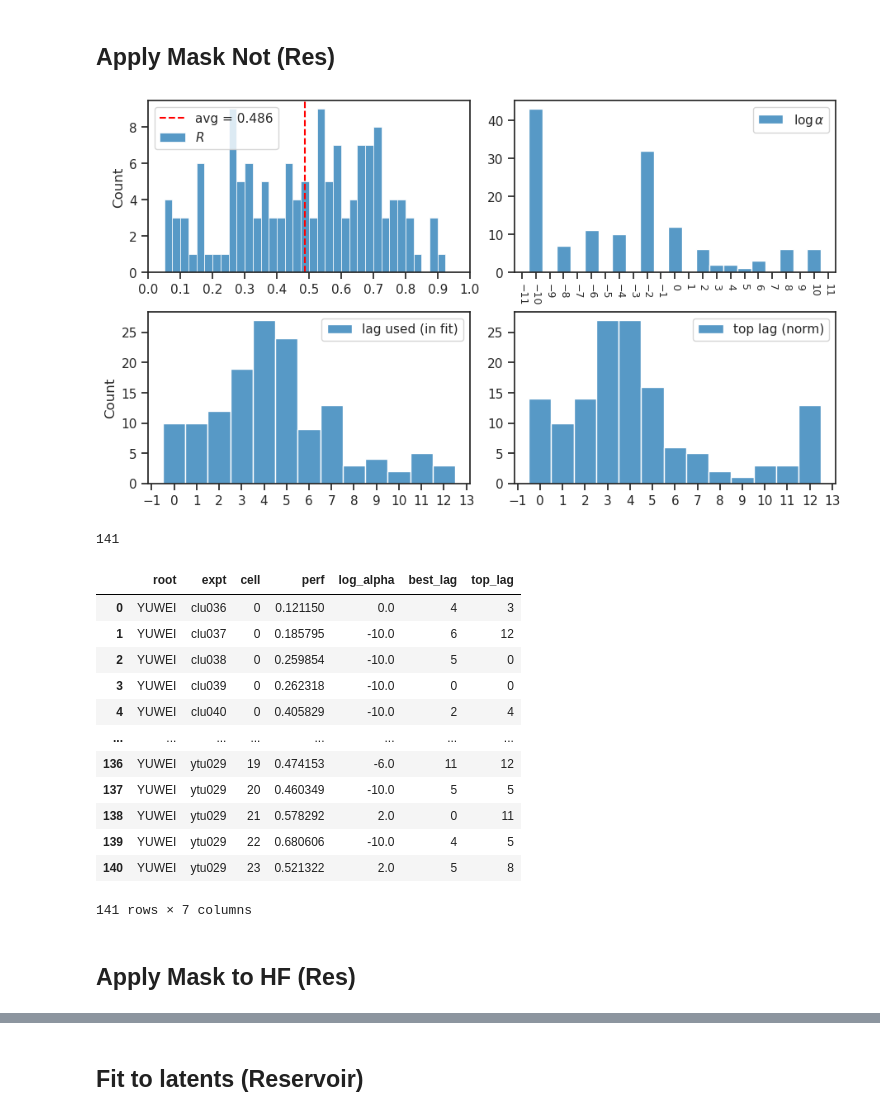
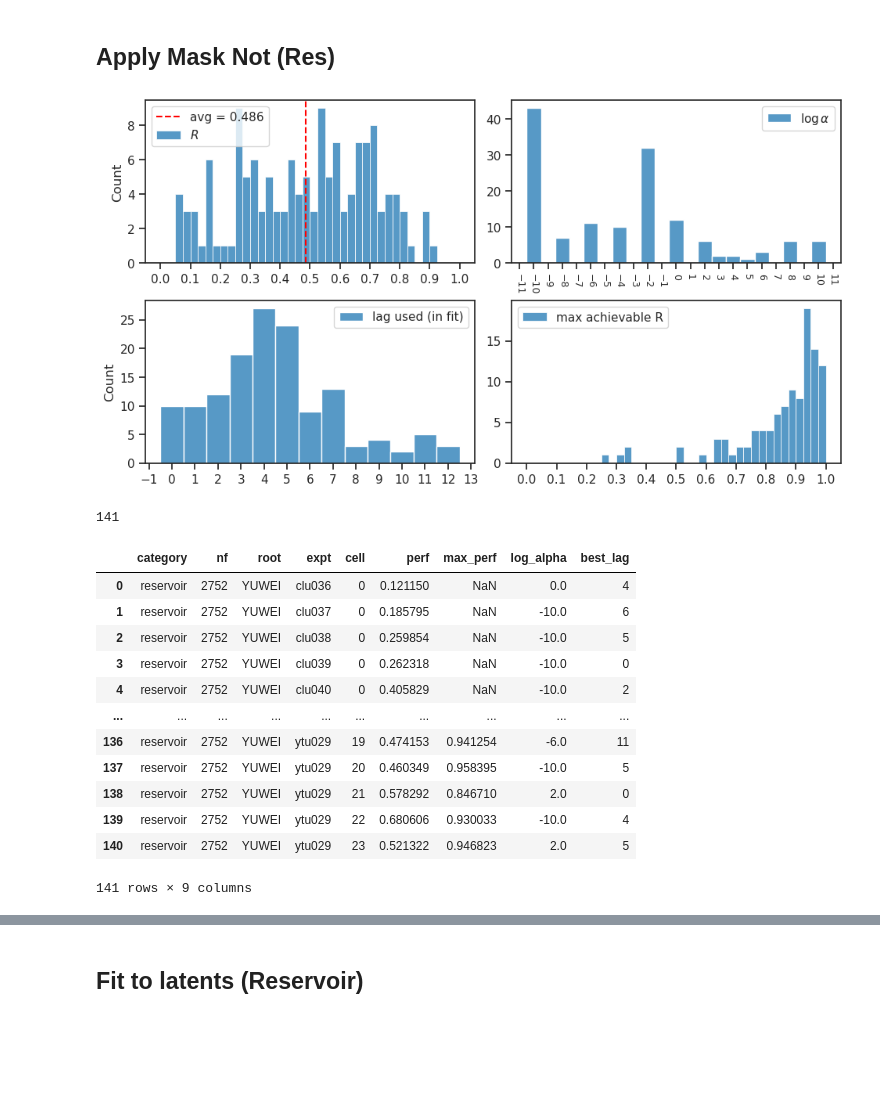
Before and after one commit to hadivafaii/jb-MTMST, a Jupyter notebook: _sources/nb/2023-04/20_examine-readout-GABAN.ipynb, the cells around one changed output, grey strips where cells are left out. Saved outputs shown, nothing was run; the diff lists cells and outputs as text; code cells hidden in the pictures; blank space fills up the shorter version.

```diff
--- a/_sources/nb/2023-04/20_examine-readout-GABAN.ipynb
+++ b/_sources/nb/2023-04/20_examine-readout-GABAN.ipynb
@@ -86,28 +281,26 @@ df
 ## Apply Mask Not (Res)
 # %%
 fit_name = 'ApplyMaskNot_reservoir_nf-2752_(2023_04_24,21:10)'
-df, df_all, ro_all, args, tr = summarize_readout_fits(fit_name)
+df, df_all, ro_all, args, tr = summarize_neural_fits(fit_name)
 
-show_readout_results(df)
+_ = show_neural_results(df)
 len(df)
 # %% [output]
-[figure, old version]
+[figure, new version]
 141
 # %%
 df
 # %% [output]
-|  | root | expt | cell | perf | log_alpha | best_lag | top_lag |
-| 0 | YUWEI | clu036 | 0 | 0.121150 | 0.0 | 4 | 3 |
-| 1 | YUWEI | clu037 | 0 | 0.185795 | -10.0 | 6 | 12 |
-| 2 | YUWEI | clu038 | 0 | 0.259854 | -10.0 | 5 | 0 |
-| 3 | YUWEI | clu039 | 0 | 0.262318 | -10.0 | 0 | 0 |
-| 4 | YUWEI | clu040 | 0 | 0.405829 | -10.0 | 2 | 4 |
-| ... | ... | ... | ... | ... | ... | ... | ... |
-| 136 | YUWEI | ytu029 | 19 | 0.474153 | -6.0 | 11 | 12 |
-| 137 | YUWEI | ytu029 | 20 | 0.460349 | -10.0 | 5 | 5 |
-| 138 | YUWEI | ytu029 | 21 | 0.578292 | 2.0 | 0 | 11 |
-| 139 | YUWEI | ytu029 | 22 | 0.680606 | -10.0 | 4 | 5 |
-| 140 | YUWEI | ytu029 | 23 | 0.521322 | 2.0 | 5 | 8 |
+|  | category | nf | root | expt | cell | perf | max_perf | log_alpha | best_lag |
+| 0 | reservoir | 2752 | YUWEI | clu036 | 0 | 0.121150 | NaN | 0.0 | 4 |
+| 1 | reservoir | 2752 | YUWEI | clu037 | 0 | 0.185795 | NaN | -10.0 | 6 |
+| 2 | reservoir | 2752 | YUWEI | clu038 | 0 | 0.259854 | NaN | -10.0 | 5 |
+| 3 | reservoir | 2752 | YUWEI | clu039 | 0 | 0.262318 | NaN | -10.0 | 0 |
+| 4 | reservoir | 2752 | YUWEI | clu040 | 0 | 0.405829 | NaN | -10.0 | 2 |
+| ... | ... | ... | ... | ... | ... | ... | ... | ... | ... |
+| 136 | reservoir | 2752 | YUWEI | ytu029 | 19 | 0.474153 | 0.941254 | -6.0 | 11 |
+| 137 | reservoir | 2752 | YUWEI | ytu029 | 20 | 0.460349 | 0.958395 | -10.0 | 5 |
+| 138 | reservoir | 2752 | YUWEI | ytu029 | 21 | 0.578292 | 0.846710 | 2.0 | 0 |
+| 139 | reservoir | 2752 | YUWEI | ytu029 | 22 | 0.680606 | 0.930033 | -10.0 | 4 |
+| 140 | reservoir | 2752 | YUWEI | ytu029 | 23 | 0.521322 | 0.946823 | 2.0 | 5 |
-141 rows × 7 columns
+141 rows × 9 columns
-# %% [markdown]
-## Apply Mask to HF (Res)
```
Also changed, not shown: parts of 32 cells of this notebook, 34 other files.
